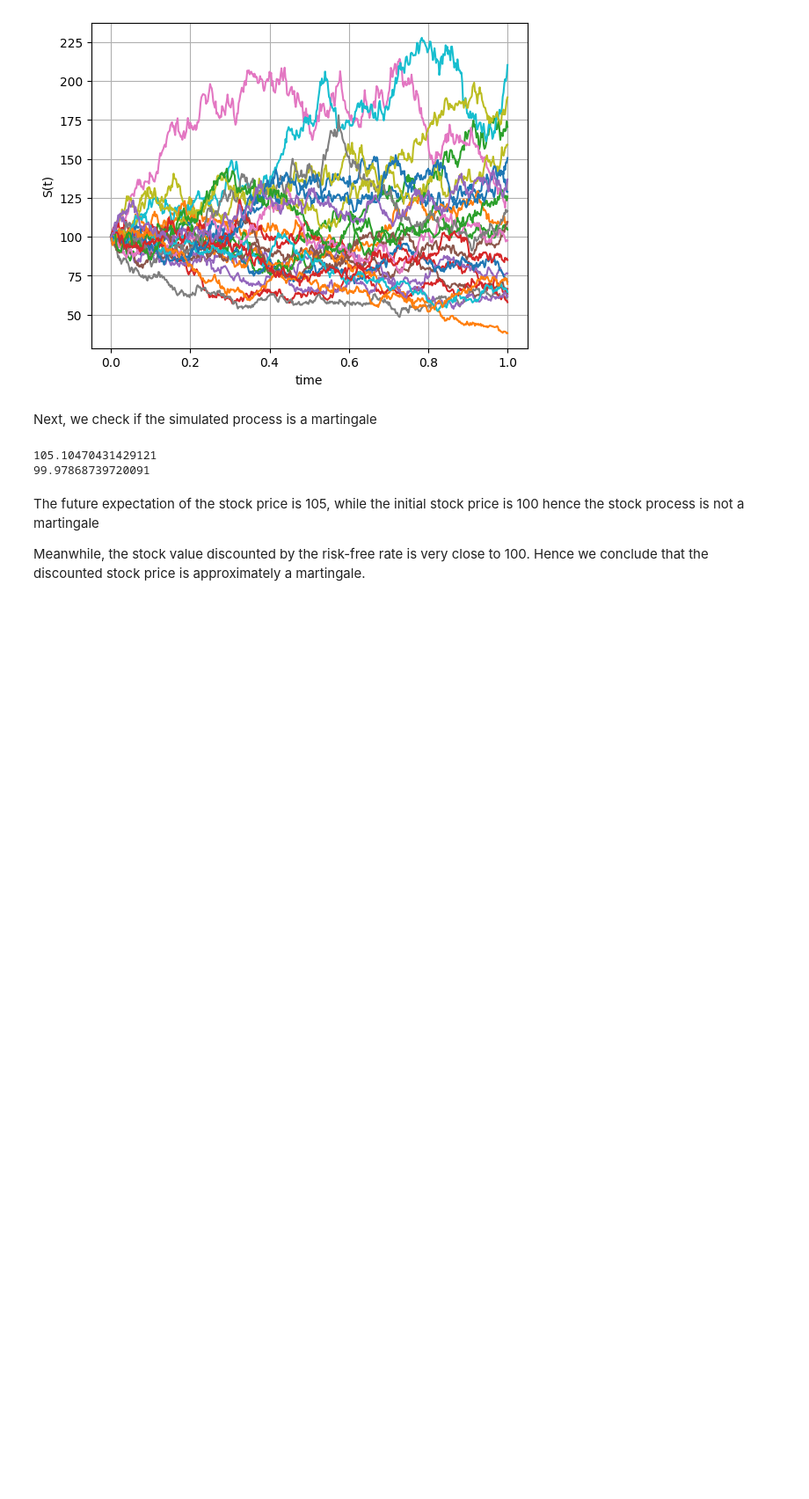
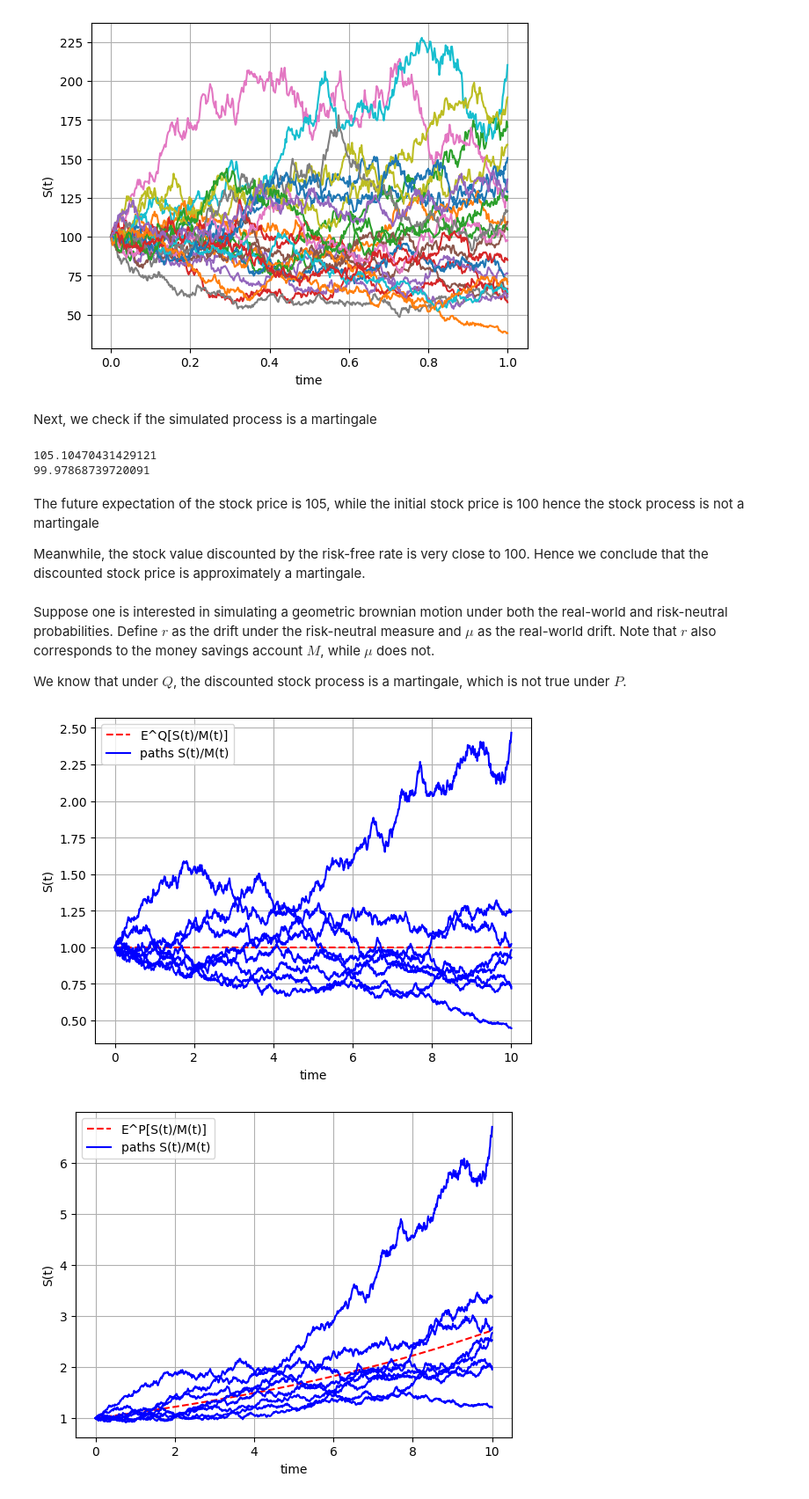
Before and after one commit to kenrickraymond/Computational-Finance, a Jupyter notebook: GBM Simulation.ipynb, the cells around one changed output. Shown at 88% size. Cells and saved outputs as stored; diff of their text form; code cells hidden in the pictures; blank space fills up the shorter version.

```diff
--- a/GBM Simulation.ipynb
+++ b/GBM Simulation.ipynb
@@ -116,3 +116,59 @@ mainCalculation()
 The future expectation of the stock price is 105, while the initial stock price is 100 hence the stock process is not a martingale
 
 Meanwhile, the stock value discounted by the risk-free rate is very close to 100. Hence we conclude that the discounted stock price is approximately a martingale.
+# %% [markdown]
+Suppose one is interested in simulating a geometric brownian motion under both the real-world and risk-neutral probabilities. Define $r$ as the drift under the risk-neutral measure and $\mu$ as the real-world drift. Note that $r$ also corresponds to the money savings account $M$, while $\mu$ does not.
+
+We know that under $Q$, the discounted stock process is a martingale, which is not true under $P$.
+# %%
+def MainCode():
+    NoOfPaths = 8
+    NoOfSteps = 1000
+    S_0       = 1
+    r         = 0.05
+    mu        = 0.15
+    sigma     = 0.1
+    T         = 10
+    # Money savings account
+    M         = lambda t: np.exp(r * t)
+
+    # Monte Carlo Paths
+
+    pathsQ    = GeneratePathsGBM(NoOfPaths,NoOfSteps,T,r,sigma,S_0)
+    S_Q       = pathsQ["S"]
+    pathsP = GeneratePathsGBM(NoOfPaths,NoOfSteps,T,mu,sigma,S_0)
+    S_P = pathsP["S"]
+    time= pathsQ["time"]
+
+    # Discounted Stock paths
+    S_Qdisc = np.zeros([NoOfPaths,NoOfSteps+1])
+    S_Pdisc = np.zeros([NoOfPaths,NoOfSteps+1])
+    i = 0
+    for i, ti in enumerate(time):
+        S_Qdisc[:, i] = S_Q[:,i]/M(ti)
+        S_Pdisc[:, i] = S_P[:,i]/M(ti)
+
+    # S(T)/M(T) with Stock growing with rate r
+    plt.figure(1)
+    plt.grid()
+    plt.xlabel("time")
+    plt.ylabel("S(t)")
+    eSM_Q = lambda t: S_0 * np.exp(r *t) / M(t)
+    plt.plot(time,eSM_Q(time),'r--')
+    plt.plot(time, np.transpose(S_Qdisc),'blue')
+    plt.legend(['E^Q[S(t)/M(t)]','paths S(t)/M(t)'])
+
+    # S(T)/M(T) with Stock growing with rate mu
+    plt.figure(2)
+    plt.grid()
+    plt.xlabel("time")
+    plt.ylabel("S(t)")
+    eSM_P = lambda t: S_0 * np.exp(mu *t) / M(t)
+    plt.plot(time,eSM_P(time),'r--')
+    plt.plot(time, np.transpose(S_Pdisc),'blue')
+    plt.legend(['E^P[S(t)/M(t)]','paths S(t)/M(t)'])
+
+MainCode()
+# %% [output]
+[figure, added]
+[figure, added]
```
Also changed, not shown: 1 other file.
